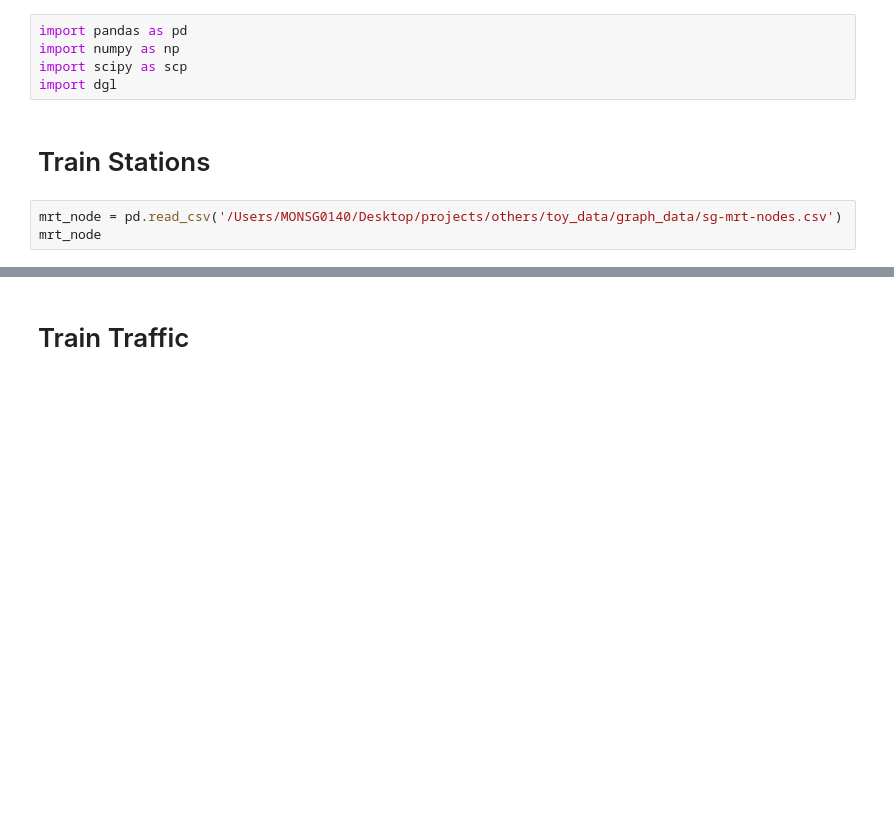
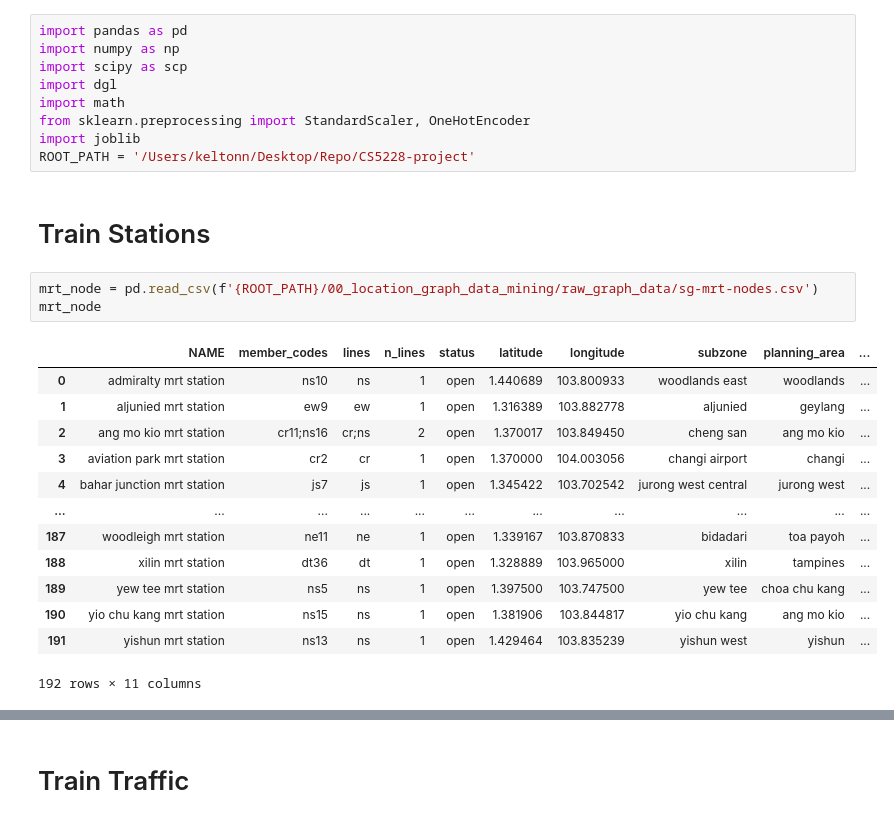
Before and after one commit to elijahkzy/CS5228-project, a Jupyter notebook: 00_location_graph_data_mining/01_mrt_station_features.ipynb, the cells around one changed output, grey strips where cells are left out. Saved outputs shown, nothing was run; the diff lists cells and outputs as text; blank space fills up the shorter version.

```diff
--- a/00_location_graph_data_mining/01_mrt_station_features.ipynb
+++ b/00_location_graph_data_mining/01_mrt_station_features.ipynb
@@ -3,9 +3,27 @@ import pandas as pd
 import numpy as np
 import scipy as scp
 import dgl
+import math
+from sklearn.preprocessing import StandardScaler, OneHotEncoder
+import joblib
+ROOT_PATH = '/Users/keltonn/Desktop/Repo/CS5228-project'
 # %% [markdown]
 # Train Stations
 # %%
-mrt_node = pd.read_csv('/Users/MONSG0140/Desktop/projects/others/toy_data/graph_data/sg-mrt-nodes.csv')
+mrt_node = pd.read_csv(f'{ROOT_PATH}/00_location_graph_data_mining/raw_graph_data/sg-mrt-nodes.csv')
 mrt_node
+# %% [output]
+|  | NAME | member_codes | lines | n_lines | status | latitude | longitude | subzone | planning_area | ... |
+| 0 | admiralty mrt station | ns10 | ns | 1 | open | 1.440689 | 103.800933 | woodlands east | woodlands | ... |
+| 1 | aljunied mrt station | ew9 | ew | 1 | open | 1.316389 | 103.882778 | aljunied | geylang | ... |
+| 2 | ang mo kio mrt station | cr11;ns16 | cr;ns | 2 | open | 1.370017 | 103.849450 | cheng san | ang mo kio | ... |
+| 3 | aviation park mrt station | cr2 | cr | 1 | open | 1.370000 | 104.003056 | changi airport | changi | ... |
+| 4 | bahar junction mrt station | js7 | js | 1 | open | 1.345422 | 103.702542 | jurong west central | jurong west | ... |
+| ... | ... | ... | ... | ... | ... | ... | ... | ... | ... | ... |
+| 187 | woodleigh mrt station | ne11 | ne | 1 | open | 1.339167 | 103.870833 | bidadari | toa payoh | ... |
+| 188 | xilin mrt station | dt36 | dt | 1 | open | 1.328889 | 103.965000 | xilin | tampines | ... |
+| 189 | yew tee mrt station | ns5 | ns | 1 | open | 1.397500 | 103.747500 | yew tee | choa chu kang | ... |
+| 190 | yio chu kang mrt station | ns15 | ns | 1 | open | 1.381906 | 103.844817 | yio chu kang | ang mo kio | ... |
+| 191 | yishun mrt station | ns13 | ns | 1 | open | 1.429464 | 103.835239 | yishun west | yishun | ... |
+192 rows × 11 columns
 # %%
```
Also changed, not shown: parts of 25 cells of this notebook, 3 other files.
